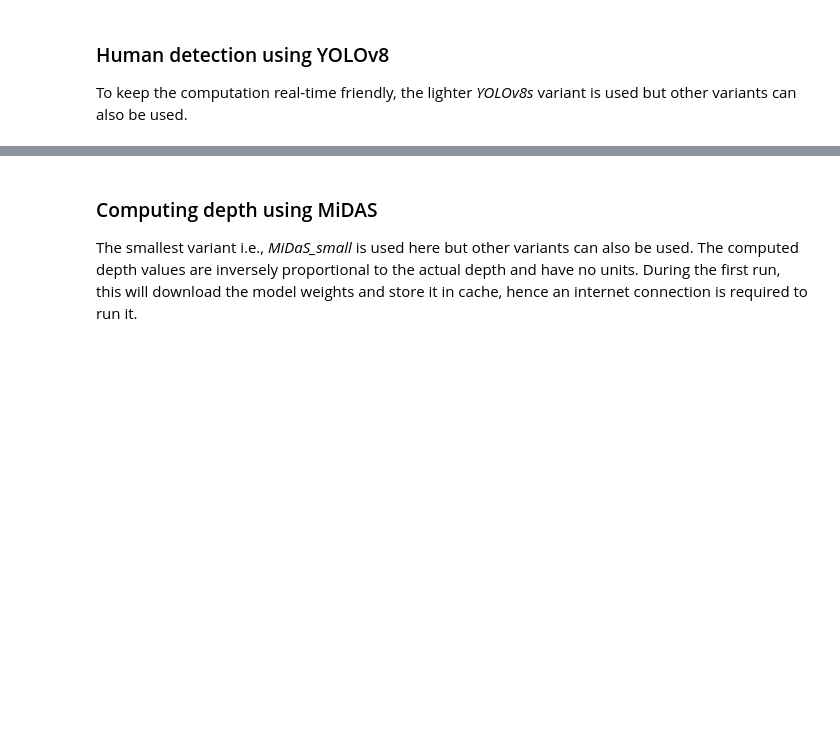
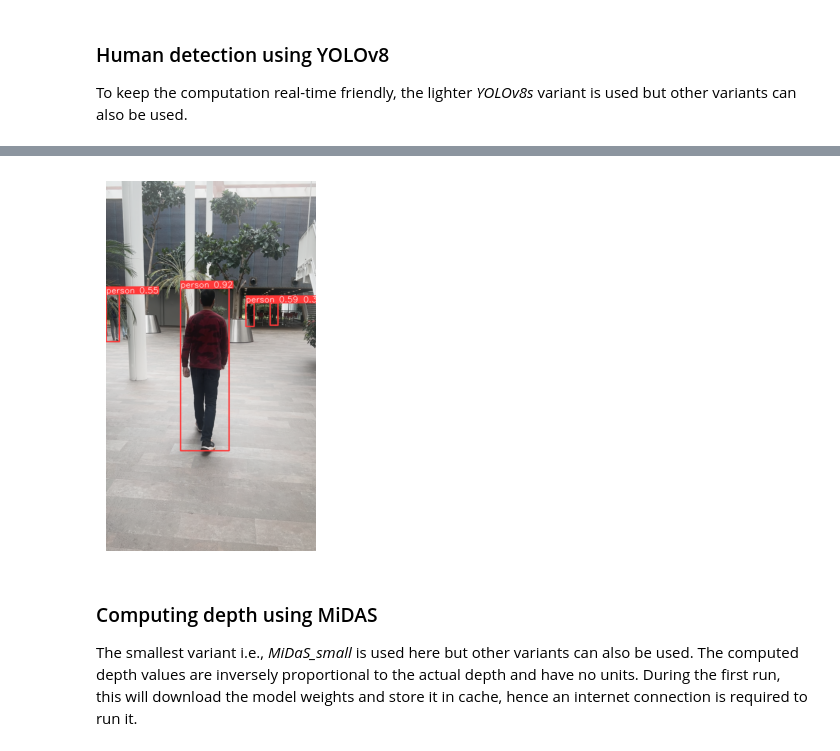
Before and after one commit to SigmaAcehole/Follow-me-bot, a Jupyter notebook: follow_me_bot.ipynb, the cells around one changed output, grey strips where cells are left out. Saved outputs shown, nothing was run; the diff lists cells and outputs as text; code cells hidden in the pictures; blank space fills up the shorter version.

```diff
--- a/follow_me_bot.ipynb
+++ b/follow_me_bot.ipynb
@@ -33,14 +33,15 @@ To keep the computation real-time friendly, the lighter *YOLOv8s* variant is use
 #     yolov8l.pt
 #     yolov8x.pt
 
-model = YOLO("yolov8l.pt") # yolov8s.pt
+model = YOLO("yolov8s.pt") # yolov8s.pt
 
 # Load a test image
 path = 'data/test_img.png'
 img = cv2.imread(path)
 
-# Detect person using YOLO
-results = model(img)
+# Detect human using YOLO
+classes = [0]   # Human class
+results = model(img, classes=classes)
 
 # Display the results
 detect_img = results[0].plot()
@@ -54,3 +56,4 @@ Downloading https://github.com/ultralytics/assets/releases/download/v8.2.0/yolov
+[figure, added]
 # %% [markdown]
 ### Computing depth using MiDAS
 The smallest variant i.e., *MiDaS_small* is used here but other variants can also be used. The computed depth values are inversely proportional to the actual depth and have no units. During the first run, this will download the model weights and store it in cache, hence an internet connection is required to run it.
```
Also changed, not shown: parts of 8 cells of this notebook, 6 other files.
